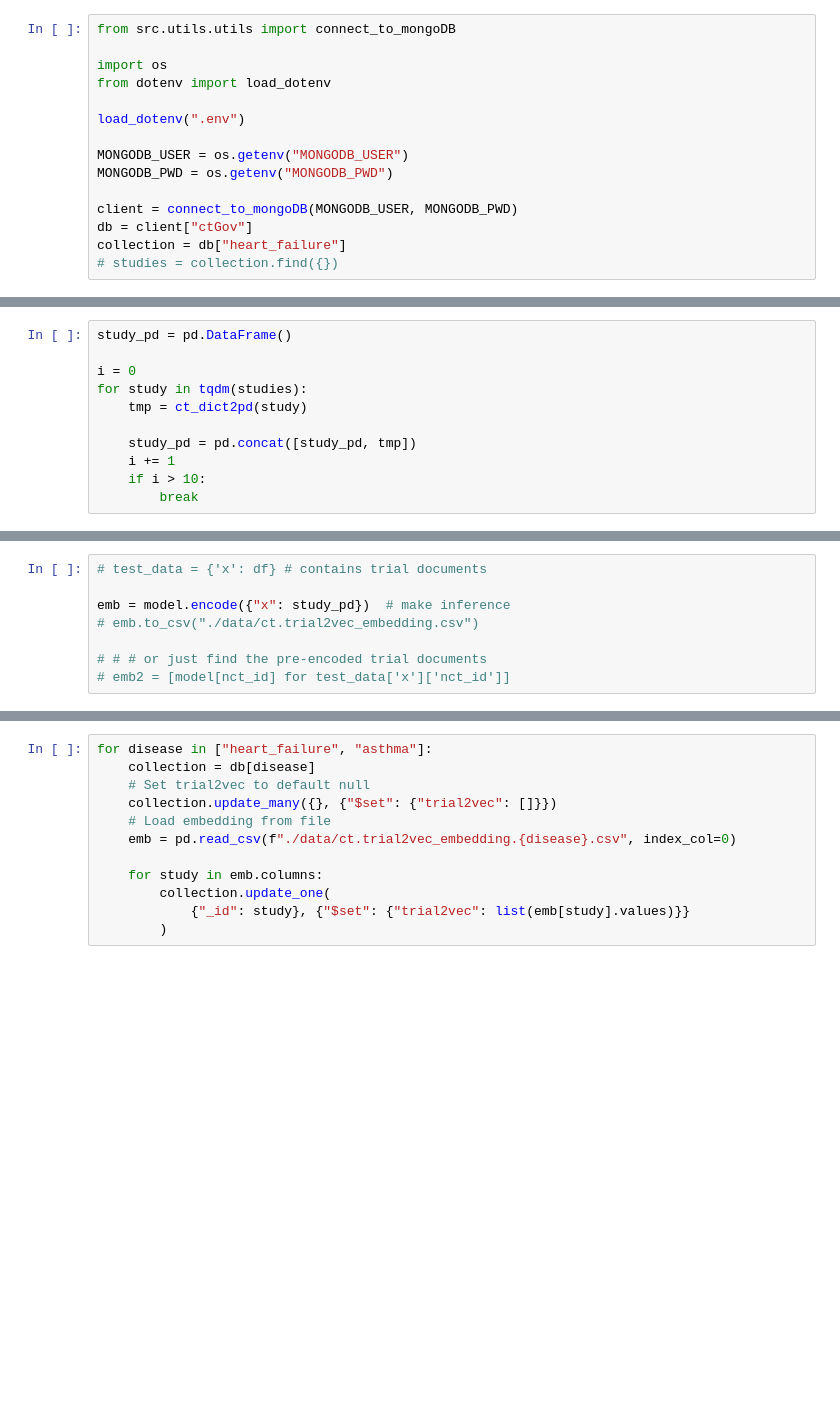
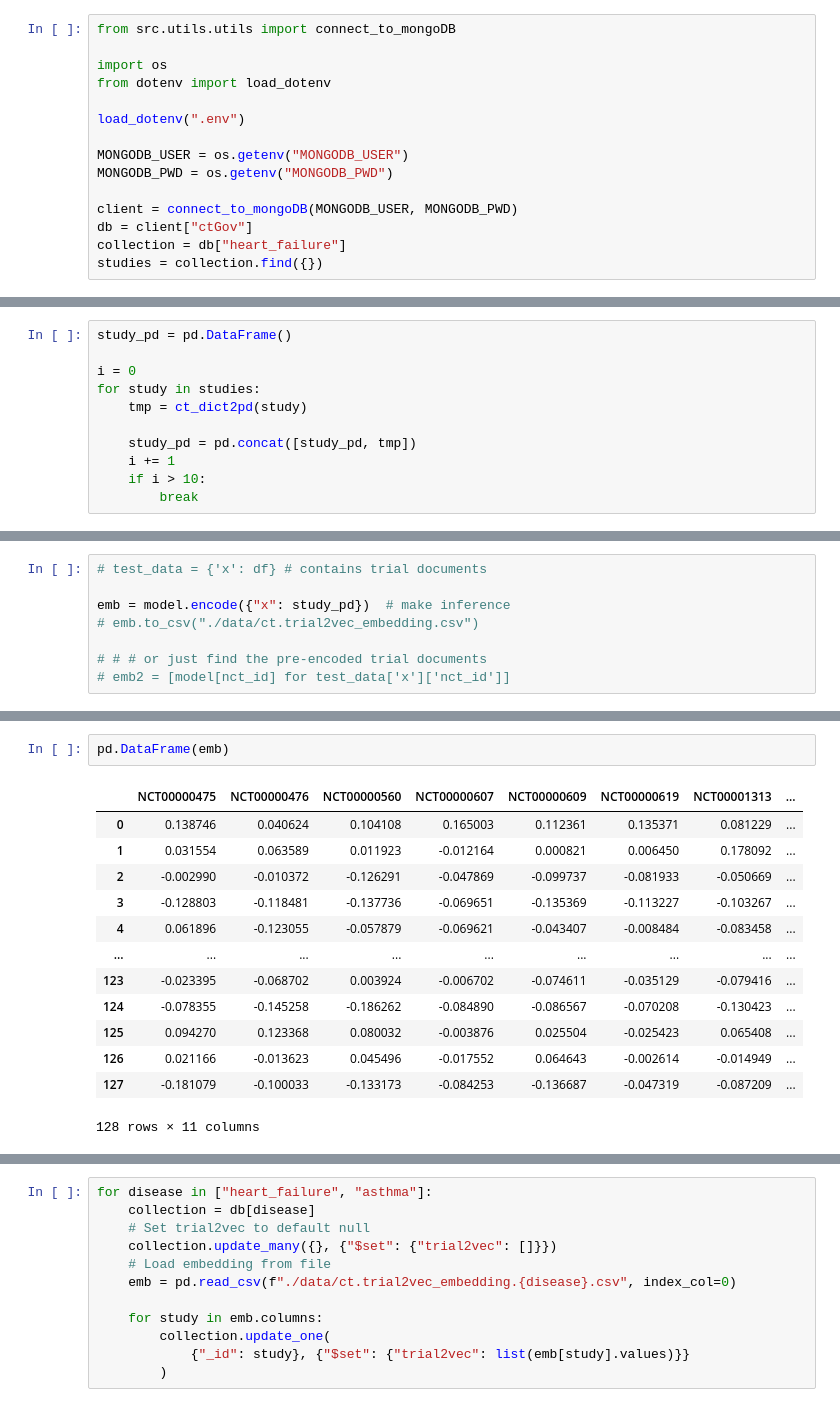
Before and after one commit to JPonsa/ctgov_rag, a Jupyter notebook: trial2vec.ipynb, the cells around one changed output, grey strips where cells are left out. Saved outputs shown, nothing was run; the diff lists cells and outputs as text; blank space fills up the shorter version.

```diff
--- a/trial2vec.ipynb
+++ b/trial2vec.ipynb
@@ -239,4 +149,4 @@ MONGODB_PWD = os.getenv("MONGODB_PWD")
 client = connect_to_mongoDB(MONGODB_USER, MONGODB_PWD)
 db = client["ctGov"]
 collection = db["heart_failure"]
-# studies = collection.find({})
+studies = collection.find({})
@@ -244,7 +156,7 @@ collection = db["heart_failure"]
 study_pd = pd.DataFrame()
 
 i = 0
-for study in tqdm(studies):
+for study in studies:
     tmp = ct_dict2pd(study)
 
     study_pd = pd.concat([study_pd, tmp])
@@ -269,2 +266,18 @@ emb = model.encode({"x": study_pd})  # make inference
+# %%
+pd.DataFrame(emb)
+# %% [output]
+|  | NCT00000475 | NCT00000476 | NCT00000560 | NCT00000607 | NCT00000609 | NCT00000619 | NCT00001313 | ... |
+| 0 | 0.138746 | 0.040624 | 0.104108 | 0.165003 | 0.112361 | 0.135371 | 0.081229 | ... |
+| 1 | 0.031554 | 0.063589 | 0.011923 | -0.012164 | 0.000821 | 0.006450 | 0.178092 | ... |
+| 2 | -0.002990 | -0.010372 | -0.126291 | -0.047869 | -0.099737 | -0.081933 | -0.050669 | ... |
+| 3 | -0.128803 | -0.118481 | -0.137736 | -0.069651 | -0.135369 | -0.113227 | -0.103267 | ... |
+| 4 | 0.061896 | -0.123055 | -0.057879 | -0.069621 | -0.043407 | -0.008484 | -0.083458 | ... |
+| ... | ... | ... | ... | ... | ... | ... | ... | ... |
+| 123 | -0.023395 | -0.068702 | 0.003924 | -0.006702 | -0.074611 | -0.035129 | -0.079416 | ... |
+| 124 | -0.078355 | -0.145258 | -0.186262 | -0.084890 | -0.086567 | -0.070208 | -0.130423 | ... |
+| 125 | 0.094270 | 0.123368 | 0.080032 | -0.003876 | 0.025504 | -0.025423 | 0.065408 | ... |
+| 126 | 0.021166 | -0.013623 | 0.045496 | -0.017552 | 0.064643 | -0.002614 | -0.014949 | ... |
+| 127 | -0.181079 | -0.100033 | -0.133173 | -0.084253 | -0.136687 | -0.047319 | -0.087209 | ... |
+128 rows × 11 columns
 # %%
 pd.DataFrame(emb, columns=["nctId", "trial2vec"])
```
Also changed, not shown: parts of 12 cells of this notebook.
